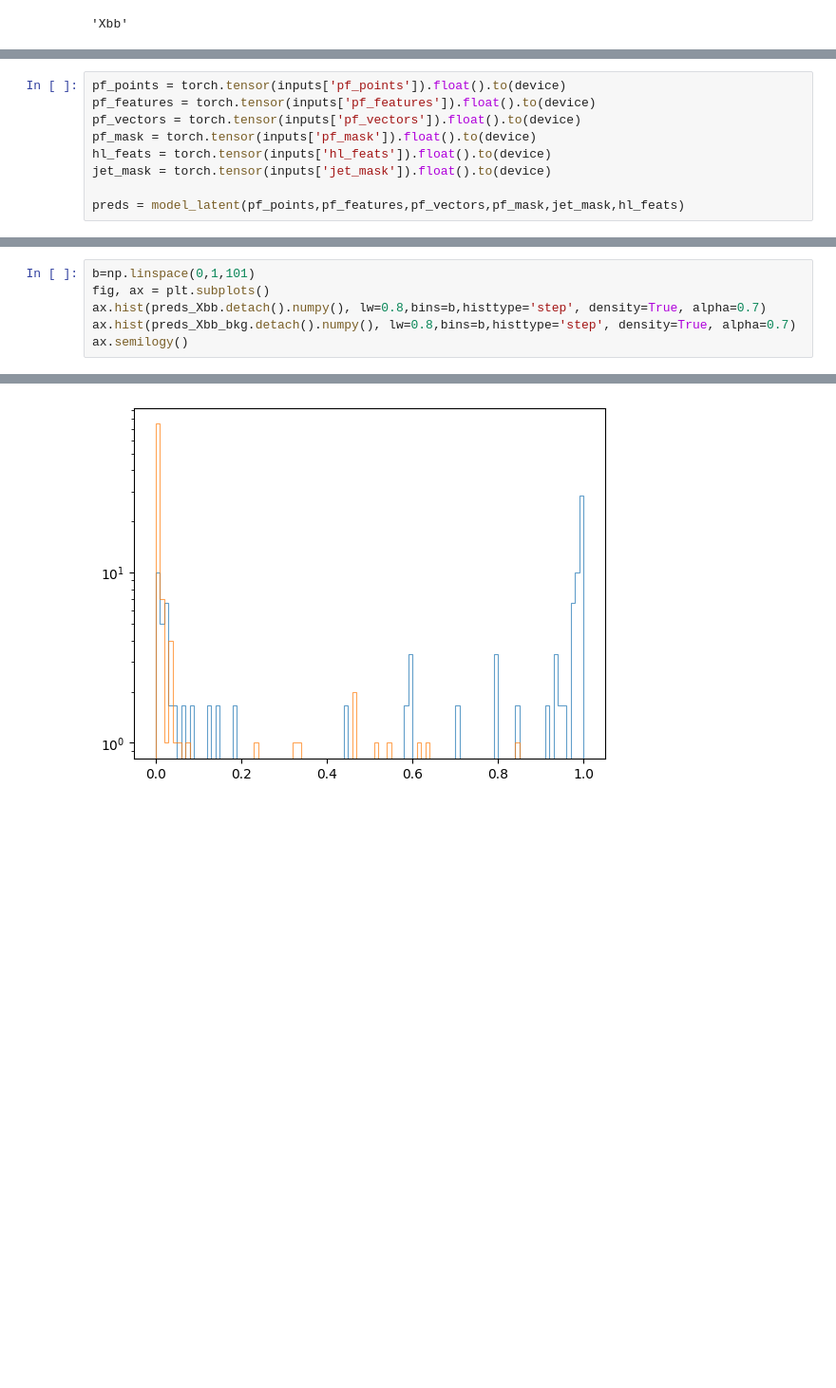
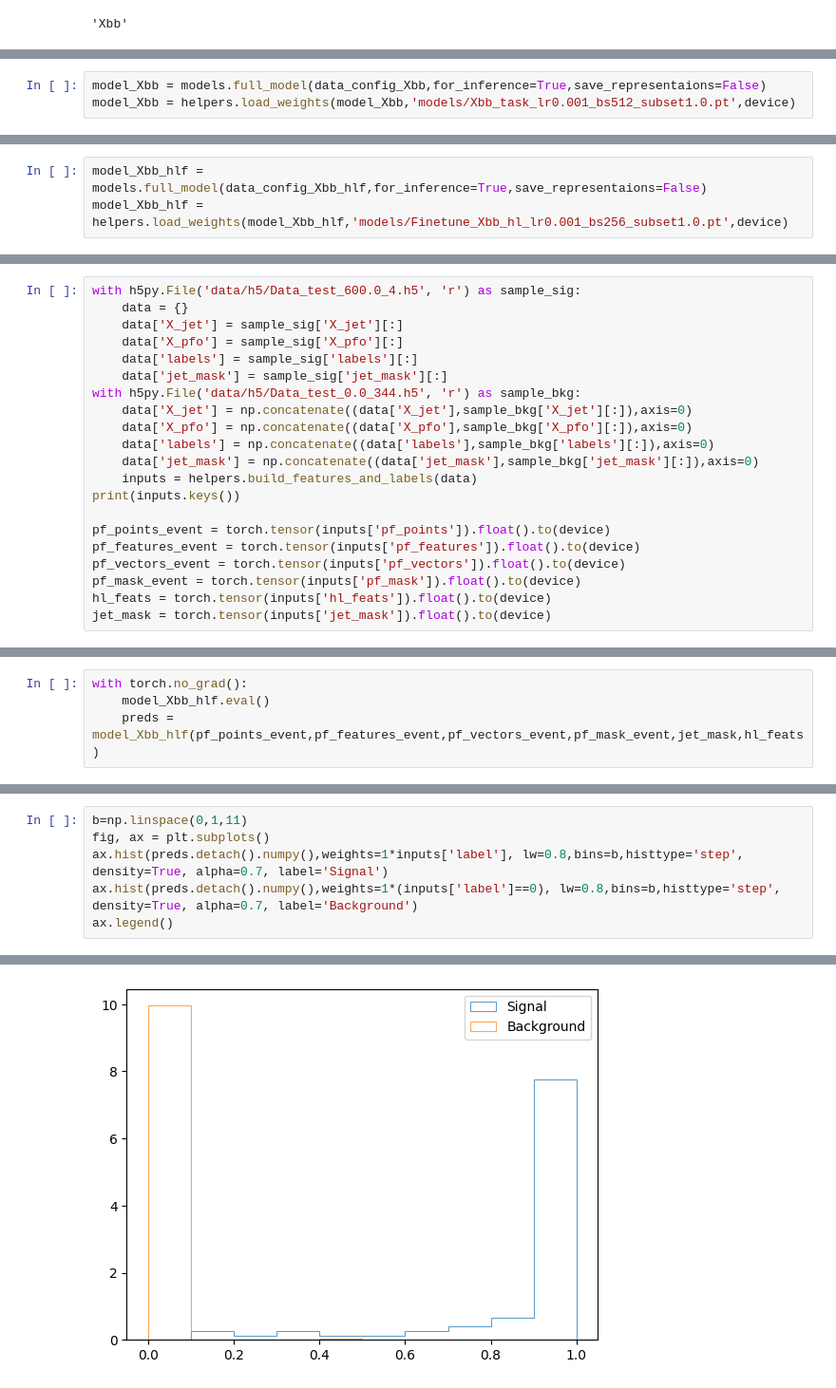
Before and after one commit to mvigl/Finetune_hep, a Jupyter notebook: demo.ipynb, the cells around one changed output, grey strips where cells are left out. Shown at 95% size. Drawn from its saved outputs; the diff is of its cells as text; blank space fills up the shorter version.

```diff
--- a/demo.ipynb
+++ b/demo.ipynb
@@ -137,0 +136,3 @@ dict_keys(['pf_points', 'pf_features', 'pf_vectors', 'pf_mask', 'jet_mask', 'lab
+# %%
+model_Xbb = models.full_model(data_config_Xbb,for_inference=True,save_representaions=False)
+model_Xbb = helpers.load_weights(model_Xbb,'models/Xbb_task_lr0.001_bs512_subset1.0.pt',device)
@@ -137,0 +197,3 @@ dict_keys(['pf_points', 'pf_features', 'pf_vectors', 'pf_mask', 'jet_mask', 'lab
+# %%
+model_Xbb_hlf = models.full_model(data_config_Xbb_hlf,for_inference=True,save_representaions=False)
+model_Xbb_hlf = helpers.load_weights(model_Xbb_hlf,'models/Finetune_Xbb_hl_lr0.001_bs256_subset1.0.pt',device)
@@ -138,9 +205,21 @@ dict_keys(['pf_points', 'pf_features', 'pf_vectors', 'pf_mask', 'jet_mask', 'lab
 # %%
-pf_points = torch.tensor(inputs['pf_points']).float().to(device)
-pf_features = torch.tensor(inputs['pf_features']).float().to(device)
-pf_vectors = torch.tensor(inputs['pf_vectors']).float().to(device)
-pf_mask = torch.tensor(inputs['pf_mask']).float().to(device)
+with h5py.File('data/h5/Data_test_600.0_4.h5', 'r') as sample_sig:
+    data = {}
+    data['X_jet'] = sample_sig['X_jet'][:]
+    data['X_pfo'] = sample_sig['X_pfo'][:]
+    data['labels'] = sample_sig['labels'][:]
+    data['jet_mask'] = sample_sig['jet_mask'][:]
+with h5py.File('data/h5/Data_test_0.0_344.h5', 'r') as sample_bkg:
+    data['X_jet'] = np.concatenate((data['X_jet'],sample_bkg['X_jet'][:]),axis=0)
+    data['X_pfo'] = np.concatenate((data['X_pfo'],sample_bkg['X_pfo'][:]),axis=0)
+    data['labels'] = np.concatenate((data['labels'],sample_bkg['labels'][:]),axis=0)
+    data['jet_mask'] = np.concatenate((data['jet_mask'],sample_bkg['jet_mask'][:]),axis=0)
+    inputs = helpers.build_features_and_labels(data)
+print(inputs.keys())
+
+pf_points_event = torch.tensor(inputs['pf_points']).float().to(device)
+pf_features_event = torch.tensor(inputs['pf_features']).float().to(device)
+pf_vectors_event = torch.tensor(inputs['pf_vectors']).float().to(device)
+pf_mask_event = torch.tensor(inputs['pf_mask']).float().to(device)
 hl_feats = torch.tensor(inputs['hl_feats']).float().to(device)
 jet_mask = torch.tensor(inputs['jet_mask']).float().to(device)
-
-preds = model_latent(pf_points,pf_features,pf_vectors,pf_mask,jet_mask,hl_feats)
@@ -147,3 +230,7 @@ preds = model_latent(pf_points,pf_features,pf_vectors,pf_mask,jet_mask,hl_feats)
+# %%
+with torch.no_grad():
+    model_Xbb_hlf.eval()
+    preds = model_Xbb_hlf(pf_points_event,pf_features_event,pf_vectors_event,pf_mask_event,jet_mask,hl_feats)
 # %%
 preds.shape
 # %% [output]
@@ -195,7 +238,7 @@ with torch.no_grad():
 # %%
-b=np.linspace(0,1,101)
+b=np.linspace(0,1,11)
 fig, ax = plt.subplots()
-ax.hist(preds_Xbb.detach().numpy(), lw=0.8,bins=b,histtype='step', density=True, alpha=0.7)
-ax.hist(preds_Xbb_bkg.detach().numpy(), lw=0.8,bins=b,histtype='step', density=True, alpha=0.7)
-ax.semilogy()
+ax.hist(preds.detach().numpy(),weights=1*inputs['label'], lw=0.8,bins=b,histtype='step', density=True, alpha=0.7, label='Signal')
+ax.hist(preds.detach().numpy(),weights=1*(inputs['label']==0), lw=0.8,bins=b,histtype='step', density=True, alpha=0.7, label='Background')
+ax.legend()
 # %% [output]
@@ -203 +246 @@ ax.semilogy()
-[figure, old version]
+[figure, new version]
```
Also changed, not shown: parts of 68 cells of this notebook, 51 other files.
